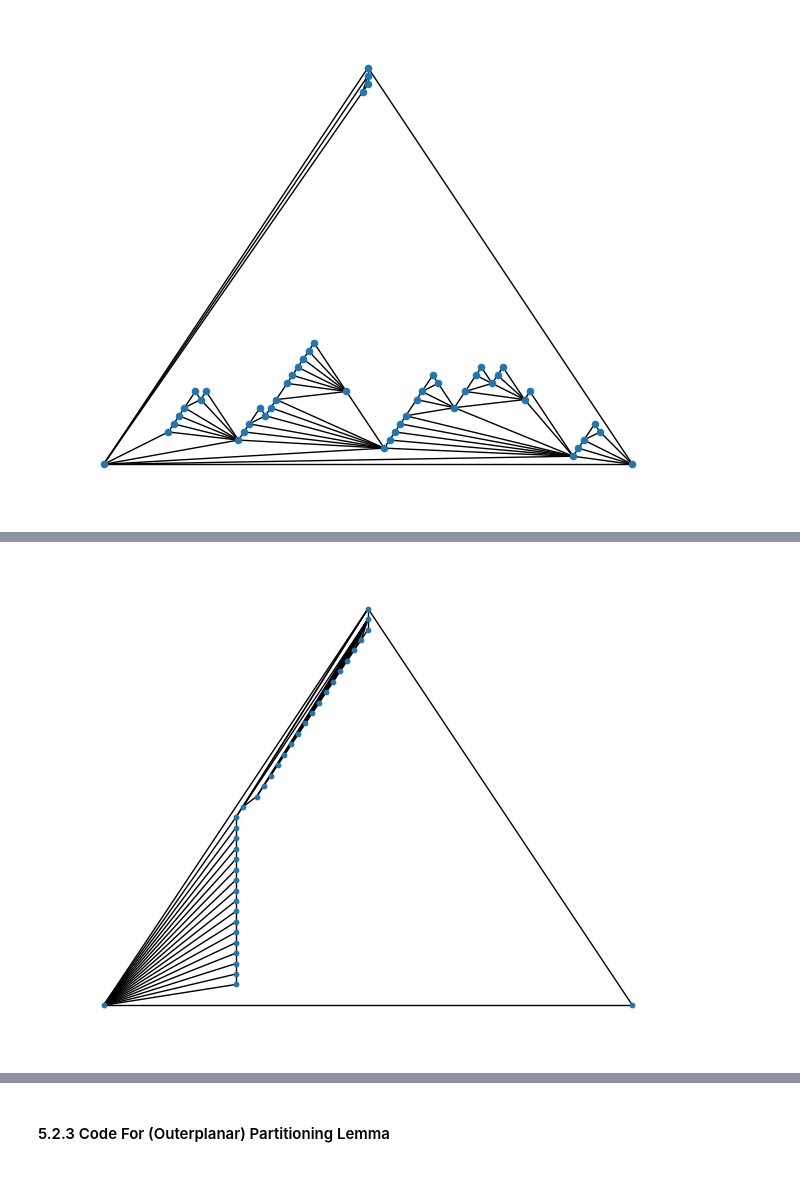
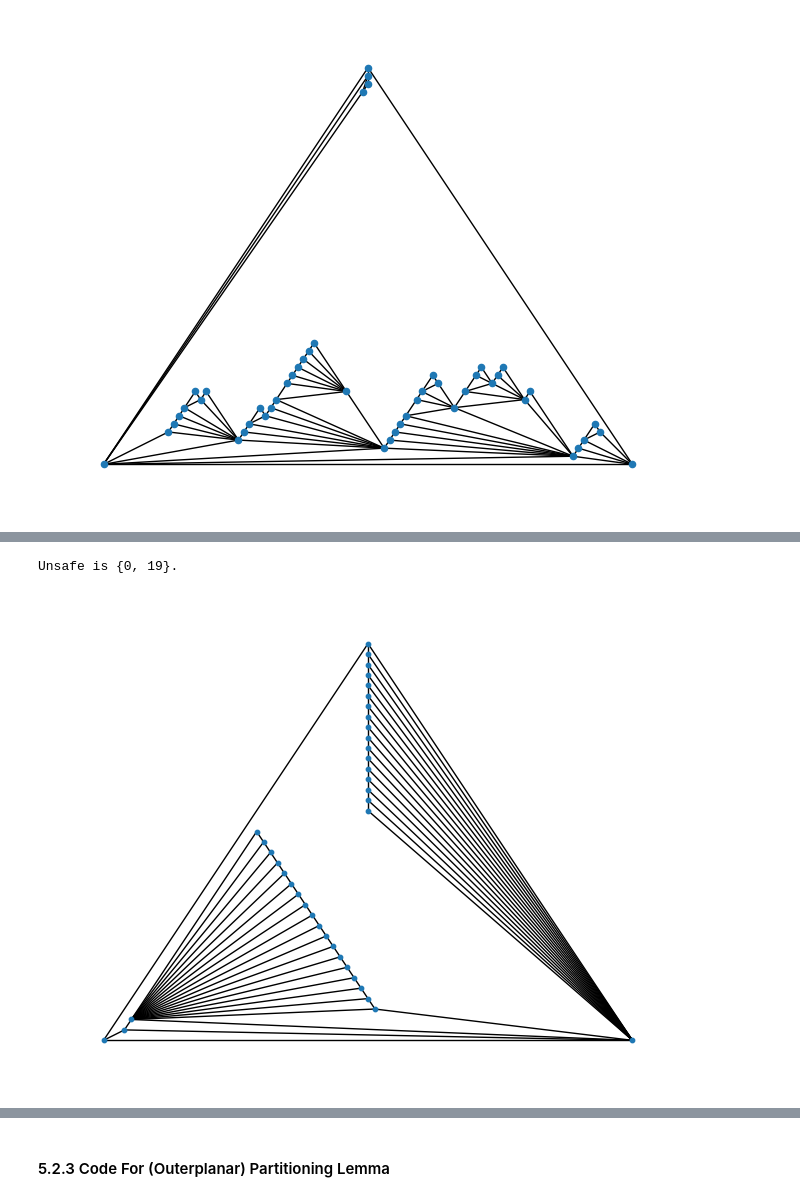
Before and after one commit to dancranston/graph-coloring-python, a Jupyter notebook: equitable-colorings.ipynb, the cells around one changed output, grey strips where cells are left out. Cells and saved outputs as stored; diff of their text form; code cells hidden in the pictures.

```diff
--- a/equitable-colorings.ipynb
+++ b/equitable-colorings.ipynb
@@ -1562,7 +1562,7 @@ def neartriangulate_oplanar (G0: nx.Graph) -> nx.Graph:
     # get a plane embedding of G^+ (with a dominating vertex added)
     v_fake = object()
     G.add_node(v_fake)  # add a new vertex v_fake
-    for v in G.nodes:  # and make v_fake dominating
+    for v in G.nodes - {v_fake}:  # and make v_fake dominating
         G.add_edge(v,v_fake)
     is_G_planar, embedding = nx.check_planarity(G)
     assert is_G_planar
@@ -1641,8 +1641,7 @@ def neartriangulate_oplanar (G0: nx.Graph) -> nx.Graph:
 
 
     # when v1v2 is an edge, but not on the outer face, we may need to add chords in 4-faces
-    if len(big_verts) == 2 and G.has_edge(v1, v2) and all(fake_nbrs[(fake_nbrs.index(x)+1)%n] != y for (x,y) in {(v1, v2), (v2, v1)}):
-        # the all statement above says that v1, v2 are not (cyclically) consecutive in fake_nbrs
+    if len(big_verts) == 2 and G.has_edge(v1,v2):
         f1 = list(embedding.traverse_face(v1, v2))
         f2 = list(embedding.traverse_face(v2, v1))
 
@@ -1655,6 +1654,7 @@ def neartriangulate_oplanar (G0: nx.Graph) -> nx.Graph:
                 i = f1.index(v)
                 assert not G.has_edge(f1[i], f1[(i+2)%4])
                 G.add_edge(f1[i], f1[(i+2)%4])
+                big_added.add(v)
 
         if not v_fake in f2:
             assert len(f2) <= 4
@@ -1663,14 +1663,21 @@ def neartriangulate_oplanar (G0: nx.Graph) -> nx.Graph:
                 i = f2.index(v)
                 assert not G.has_edge(f2[i], f2[(i+2)%4])
                 G.add_edge(f2[i], f2[(i+2)%4])
+                big_added.add(v)
 
     is_planar, embedding = nx.check_planarity(G)
     assert is_planar
     pos = nx.combinatorial_embedding_to_pos(embedding)
     G.remove_node(v_fake)
     del pos[v_fake]
+    # unsafe = {v for v in G if unsafe(v)}
+    assert len(big_added) <= 2
+    num_edges = len(G.edges)
+    target_num = 2 * len(G) - 3
+    assert  num_edges == target_num, \
+        f"Wrong number of edges! Only has {num_edges} edges.  But order is {len(G)}, so a maximal outerplanar graph needs {target_num}."
 
-    return G, big_verts, pos
+    return G, big_added, pos
 # %% [markdown]
 #### 5.2.2 Examples of Triangulating Outerplanar Graphs
 # %%
@@ -1712,5 +1712,7 @@ nx.draw(G39_2, node_size=50)
-# %%
-G, unsafe, pos = neartriangulate_oplanar(G39_2)
-nx.draw(G, node_size=10, pos=pos)
-# %% [output]
-[figure, removed]
+# %%
+G, unsafe, pos = neartriangulate_oplanar(G39)
+print(f"Unsafe is {unsafe}.")
+nx.draw(G, node_size=10, pos=pos)
+# %% [output]
+Unsafe is {0, 19}.
+[figure, added]
```
Also changed, not shown: parts of 19 cells of this notebook.
